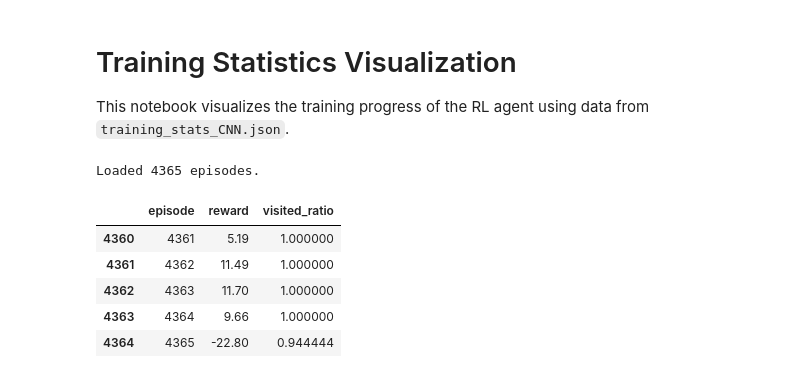
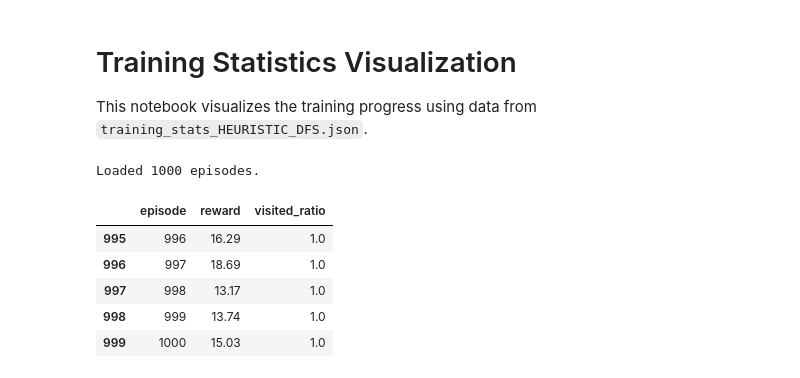
Before and after one commit to WindowsKonon1337/RLProjects, a Jupyter notebook: Prj1/visualize_stats.ipynb, the cells around one changed output. Cells and saved outputs as stored; diff of their text form; code cells hidden in the pictures.

```diff
--- a/Prj1/visualize_stats.ipynb
+++ b/Prj1/visualize_stats.ipynb
@@ -1,7 +1,7 @@
 # %% [markdown]
 # Training Statistics Visualization
 
-This notebook visualizes the training progress of the RL agent using data from `training_stats_CNN.json`.
+This notebook visualizes the training progress using data from `training_stats_HEURISTIC_DFS.json`.
 # %%
 import json
 import pandas as pd
@@ -16,24 +15,25 @@ plt.rcParams['figure.figsize'] = (15, 10)
 plt.rcParams['font.size'] = 12
 # %%
 # Configuration
-STATS_FILE = 'training_stats_CNN.json'
+STATS_FILE = 'training_stats_HEURISTIC_DFS.json'
 WINDOW_SIZE = 100  # Rolling average window
 # %%
 # Load Data
 if os.path.exists(STATS_FILE):
     with open(STATS_FILE, 'r') as f:
         data = json.load(f)
 
     df = pd.DataFrame(data)
     print(f"Loaded {len(df)} episodes.")
     display(df.tail())
 else:
     print(f"File {STATS_FILE} not found!")
+    df = pd.DataFrame()
 # %% [output]
-Loaded 4365 episodes.
+Loaded 1000 episodes.
 |  | episode | reward | visited_ratio |
-| 4360 | 4361 | 5.19 | 1.000000 |
-| 4361 | 4362 | 11.49 | 1.000000 |
-| 4362 | 4363 | 11.70 | 1.000000 |
-| 4363 | 4364 | 9.66 | 1.000000 |
-| 4364 | 4365 | -22.80 | 0.944444 |
+| 995 | 996 | 16.29 | 1.0 |
+| 996 | 997 | 18.69 | 1.0 |
+| 997 | 998 | 13.17 | 1.0 |
+| 998 | 999 | 13.74 | 1.0 |
+| 999 | 1000 | 15.03 | 1.0 |
```
Also changed, not shown: parts of 5 cells of this notebook, 11 other files.
